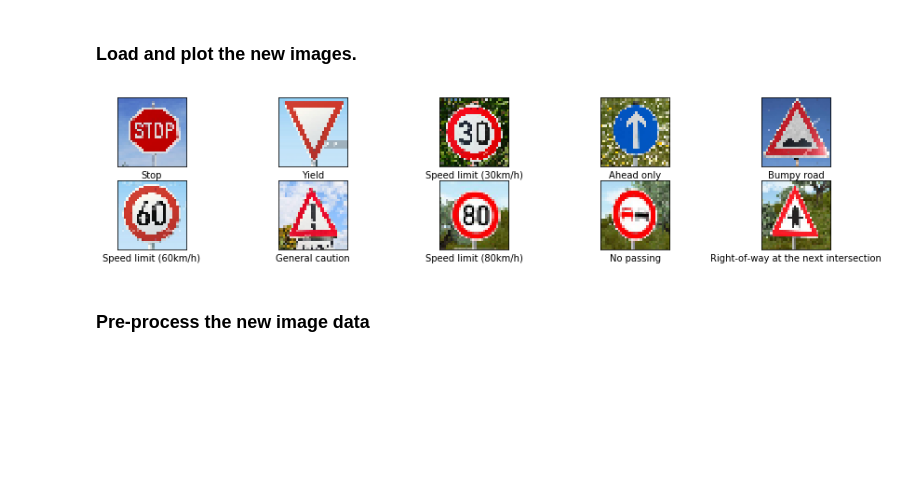
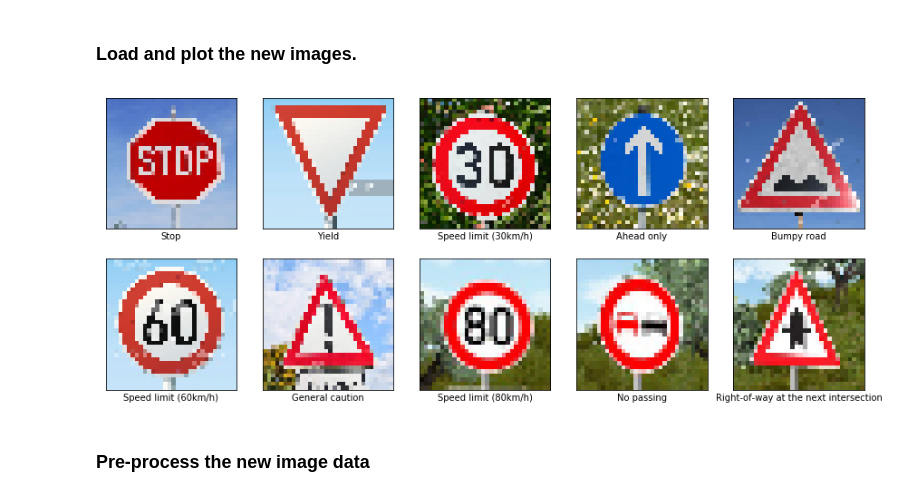
Before and after one commit to jimwatt/P2-traffic_signs, a Jupyter notebook: Traffic_Sign_Classifier.ipynb, the cells around one changed output. Saved outputs shown, nothing was run; the diff lists cells and outputs as text; code cells hidden in the pictures; blank space fills up the shorter version.

```diff
--- a/Traffic_Sign_Classifier.ipynb
+++ b/Traffic_Sign_Classifier.ipynb
@@ -376,28 +377,28 @@ Accuracy on Test Images = 0.952
 # %%
 from skimage.transform import resize
 from skimage.io import imread
 
 numimages = 10
 pics0 = []
 for ii in range(numimages):
     fname = "data/signs/sign{}.jpg".format(ii)
     image = imread(fname)
     image = resize(image,(32,32,3),mode='reflect')
     pics0.append(image)
 
-ylabels0 = [14,13,1,35,22,3]
+ylabels0 = [14,13,1,35,22,3,18,5,9,11]
 
-plt.figure(figsize=(15,3))
+plt.figure(figsize=(15,6))
 for ii,pic in enumerate(pics0):
-    ax = plt.subplot(1,numimages,ii+1)
+    ax = plt.subplot(2,numimages/2,ii+1)
     ax.get_xaxis().set_ticks([])
     ax.get_yaxis().set_ticks([])
     plt.xlabel(signnames[ylabels0[ii]])
     plt.imshow(pic)
 
 pics = np.array(pics0)
 # %% [output]
-[figure, old version]
+[figure, new version]
 # %% [markdown]
 ### Pre-process the new image data
 # %%
```
Also changed, not shown: parts of 4 cells of this notebook.
